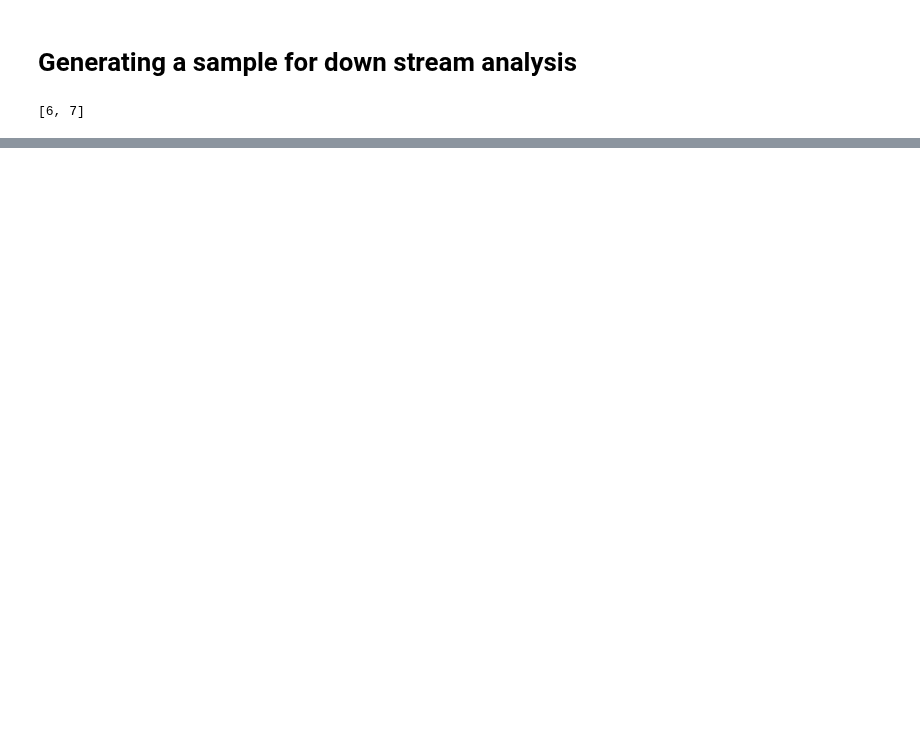
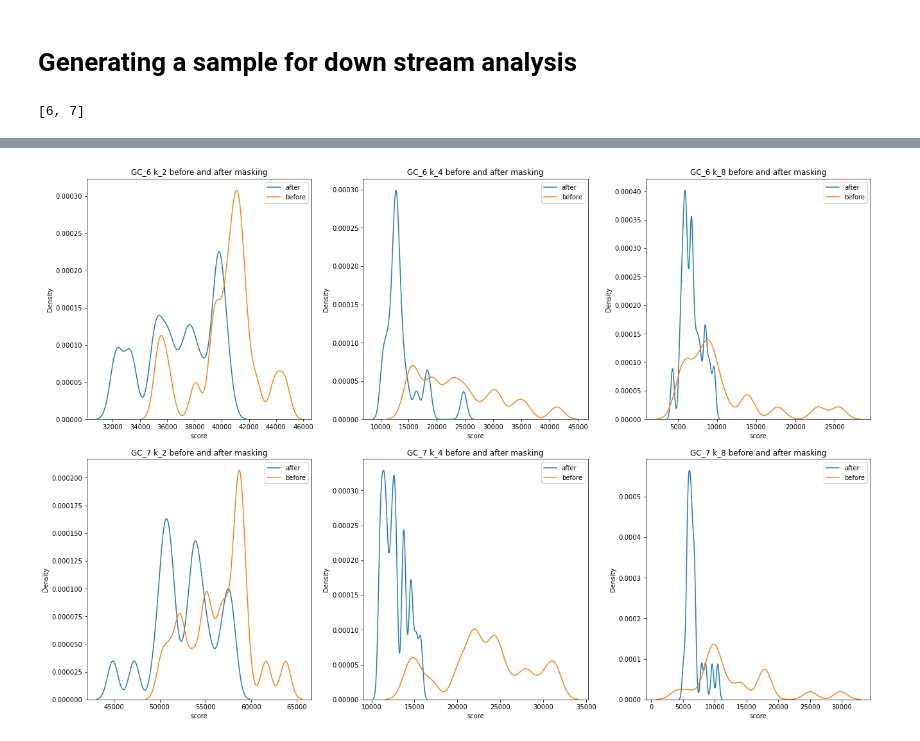
Before and after one commit to Fudenberg-Research-Group/akita_utils, a Jupyter notebook: notebooks/2022-6-20_backgoround_parameter_exploration.ipynb, the cells around one changed output, grey strips where cells are left out. Cells and saved outputs as stored; diff of their text form; code cells hidden in the pictures; blank space fills up the shorter version.

```diff
--- a/notebooks/2022-6-20_backgoround_parameter_exploration.ipynb
+++ b/notebooks/2022-6-20_backgoround_parameter_exploration.ipynb
@@ -196,0 +208,17 @@ for gc in sample_set:
+# %%
+scores_after = {}
+for gc in sample_set:
+    for k in [2,4,8]:
+
+        scores_after[gc,k] = akita_utils.custom_calculate_scores(seqnn_model=seqnn_model,
+                                                            genome_fasta=genome_fasta,
+                                                            seq_length=seq_length,
+                                                            dataframe=df,
+                                                            sample_set=[sample_set[sample_set.index(gc)]],
+                                                            max_iters = 5,
+                                                            batch_size = 20,
+                                                            shuffle_k = k,
+                                                            ctcf_thresh = 8,
+                                                            scores_thresh = 5500,
+                                                            scores_pixelwise_thresh = .04,
+                                                            masking = True)
@@ -196,0 +243,19 @@ for gc in sample_set:
+# %%
+fig = plt.figure(figsize=(6* len(shuffle_set) , 6 *  len(sample_set) ), constrained_layout=True)
+spec = fig.add_gridspec(ncols=len(shuffle_set), nrows=len(sample_set), hspace=0.1, wspace=0.1)#
+
+for gc in sample_set:
+    for k in shuffle_set:
+        ax1 = fig.add_subplot(spec[sample_set.index(gc),shuffle_set.index(k)])
+        # plt.hist(scores_after[gc,k],5)
+
+        kde_df_before = pd.DataFrame(scores_before[gc,k], columns=["score"])
+        kde_df_after = pd.DataFrame(scores_after[gc,k], columns=["score"])
+        sns.kdeplot(data=kde_df_after, x="score", bw_adjust=.3, label='after')
+        sns.kdeplot(data=kde_df_before, x="score", bw_adjust=.3, label='before')
+        plt.legend()
+        plt.title(f'GC_{gc} k_{k} before and after masking')
+plt.show()
+plt.close()
+# %% [output]
+[figure, added]
```
Also changed, not shown: parts of 9 cells of this notebook, 1 other file.
